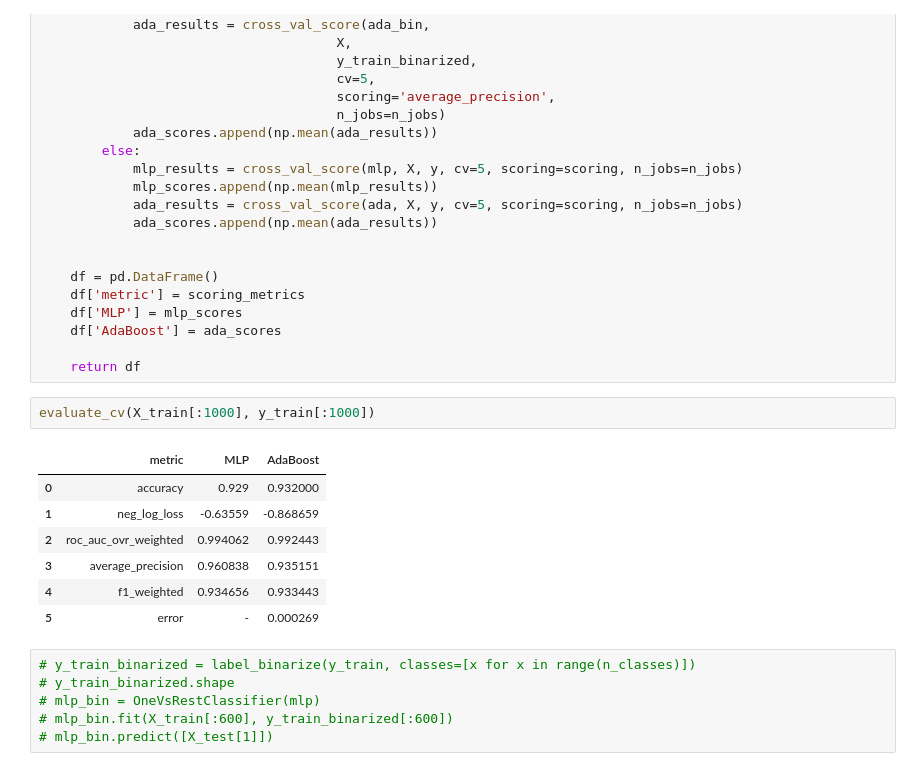
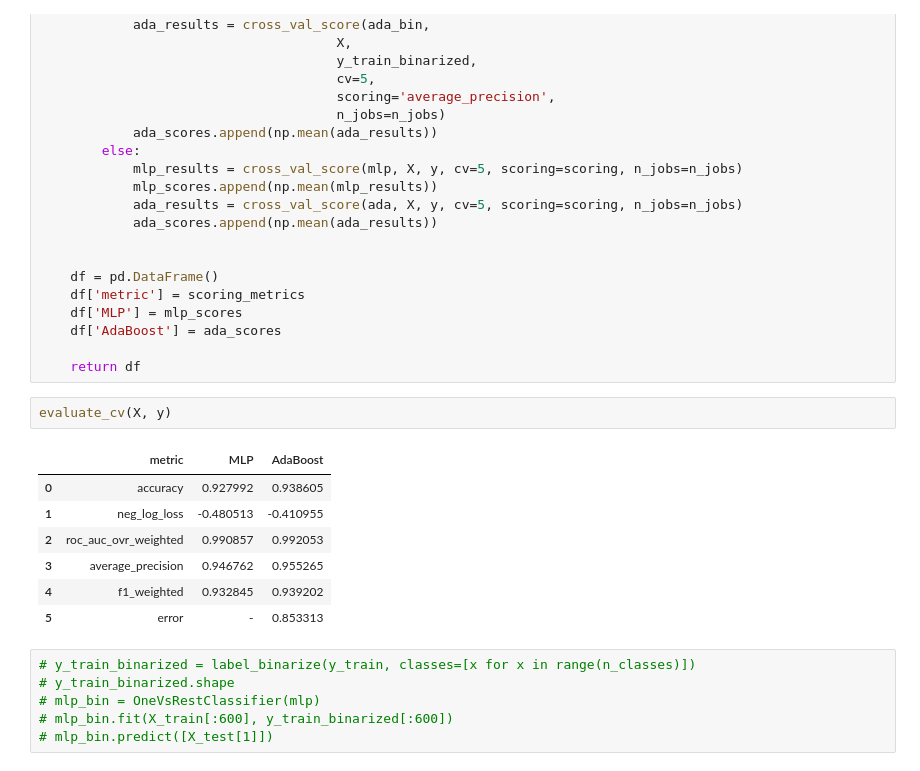
Before and after one commit to filipsl/ml-project-tng, a Jupyter notebook: ML-project-1.ipynb, the cells around one changed output. Cells and saved outputs as stored; diff of their text form.

```diff
--- a/ML-project-1.ipynb
+++ b/ML-project-1.ipynb
@@ -296,16 +295,16 @@ def evaluate_cv(X=X, y=y, scoring_metrics=scoring_metrics, n_jobs=-1):
     df['AdaBoost'] = ada_scores
 
     return df
-# %%
-evaluate_cv(X_train[:1000], y_train[:1000])
-# %% [output]
-|  | metric | MLP | AdaBoost |
-| 0 | accuracy | 0.929 | 0.932000 |
-| 1 | neg_log_loss | -0.63559 | -0.868659 |
-| 2 | roc_auc_ovr_weighted | 0.994062 | 0.992443 |
-| 3 | average_precision | 0.960838 | 0.935151 |
-| 4 | f1_weighted | 0.934656 | 0.933443 |
-| 5 | error | - | 0.000269 |
+# %%
+evaluate_cv(X, y)
+# %% [output]
+|  | metric | MLP | AdaBoost |
+| 0 | accuracy | 0.927992 | 0.938605 |
+| 1 | neg_log_loss | -0.480513 | -0.410955 |
+| 2 | roc_auc_ovr_weighted | 0.990857 | 0.992053 |
+| 3 | average_precision | 0.946762 | 0.955265 |
+| 4 | f1_weighted | 0.932845 | 0.939202 |
+| 5 | error | - | 0.853313 |
 # %%
 # y_train_binarized = label_binarize(y_train, classes=[x for x in range(n_classes)])
 # y_train_binarized.shape
```
Also changed, not shown: parts of 7 cells of this notebook.
